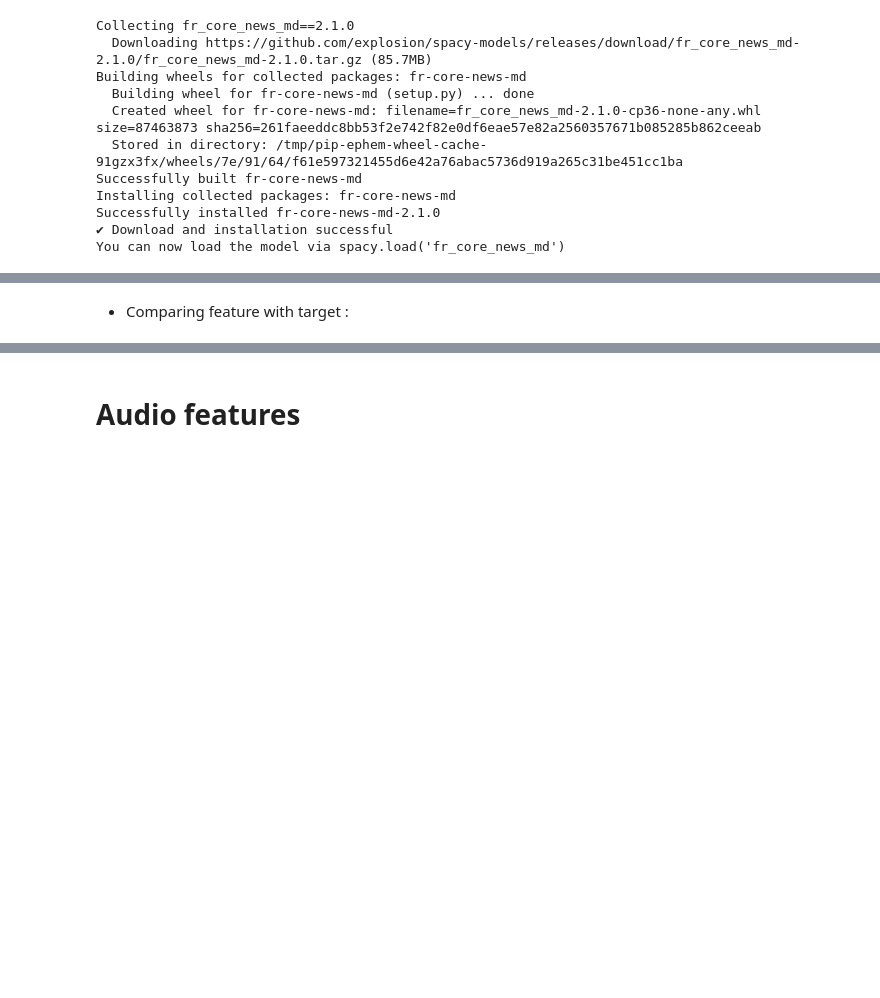
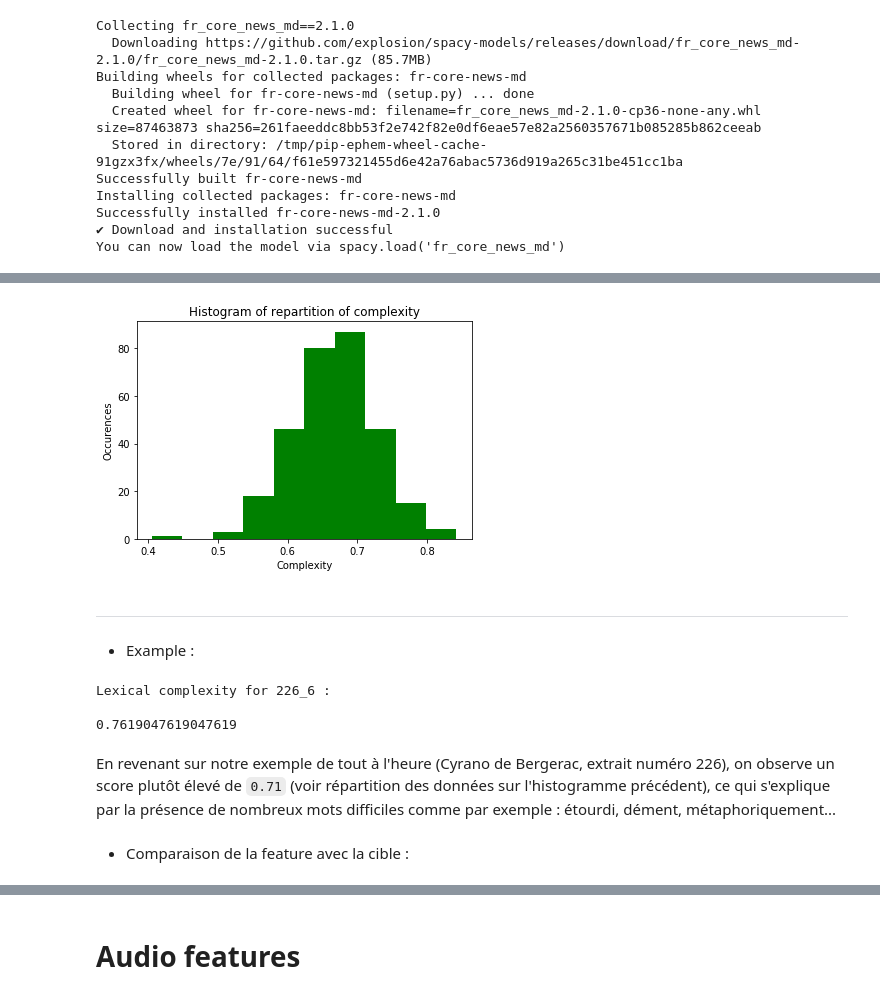
Before and after one commit to vincentnam/Project-Archean, a Jupyter notebook: ChallengeM2SID_2019.ipynb, the cells around one changed output, grey strips where cells are left out. Cells and saved outputs as stored; diff of their text form; code cells hidden in the pictures; blank space fills up the shorter version.

```diff
--- a/ChallengeM2SID_2019.ipynb
+++ b/ChallengeM2SID_2019.ipynb
@@ -552,7 +604,7 @@ def get_clean_words(dic_docs, mode = 'All'):
       for sentence in dic_docs[key]:
         for word in sentence.split():
             w = word.replace(' ', '')
-            if len(w) != 0:
+            if len(w) > 1:
               list_words.append(w.lower())
       dic_docs[key] = list_words
   if mode == 'Sentences':
@@ -713,21 +825,38 @@ def get_all_cplx(df_lex, dic_docs):
         type : Dictionnary
   """
   dic_cplx = {}
-  i = 1
-  N = len(dic_docs.keys())
   for doc in dic_docs.keys():
-    print(str(i) + ' / ' + str(N))
     dic_cplx[doc] = get_complexity_doc(doc, df_lex, dic_docs)
-    i = i + 1
   return(dic_cplx)
 # %%
 dic_cplx = get_all_cplx(df_lex, dic_docs)
+# %%
+plt.hist(dic_cplx.values(), color ='g' )
+plt.xlabel('Complexity')
+plt.ylabel('Occurences')
+plt.title('Histogram of repartition of complexity')
+plt.show()
+# %% [output]
+[figure, added]
+# %% [markdown]
+
+
+---
+
+
+*   Example :
 # %%
 # Example on video 226_6 : Cyrano de Bergerac
 
 print('Lexical complexity for 226_6 : \n')
 print(dic_cplx['226_6.xml'])
+# %% [output]
+Lexical complexity for 226_6 :
+
+0.7619047619047619
-# %% [markdown]
-*   Comparing feature with target :
+# %% [markdown]
+En revenant sur notre exemple de tout à l'heure (Cyrano de Bergerac, extrait numéro 226), on observe un score plutôt élevé de `0.71` (voir répartition des données sur l'histogramme précédent), ce qui s'explique par la présence de nombreux mots difficiles comme par exemple : étourdi, dément, métaphoriquement...
+# %% [markdown]
+*   Comparaison de la feature avec la cible :
 # %%
 compar_anno(dic_cplx, text)
```
Also changed, not shown: parts of 107 cells of this notebook.
